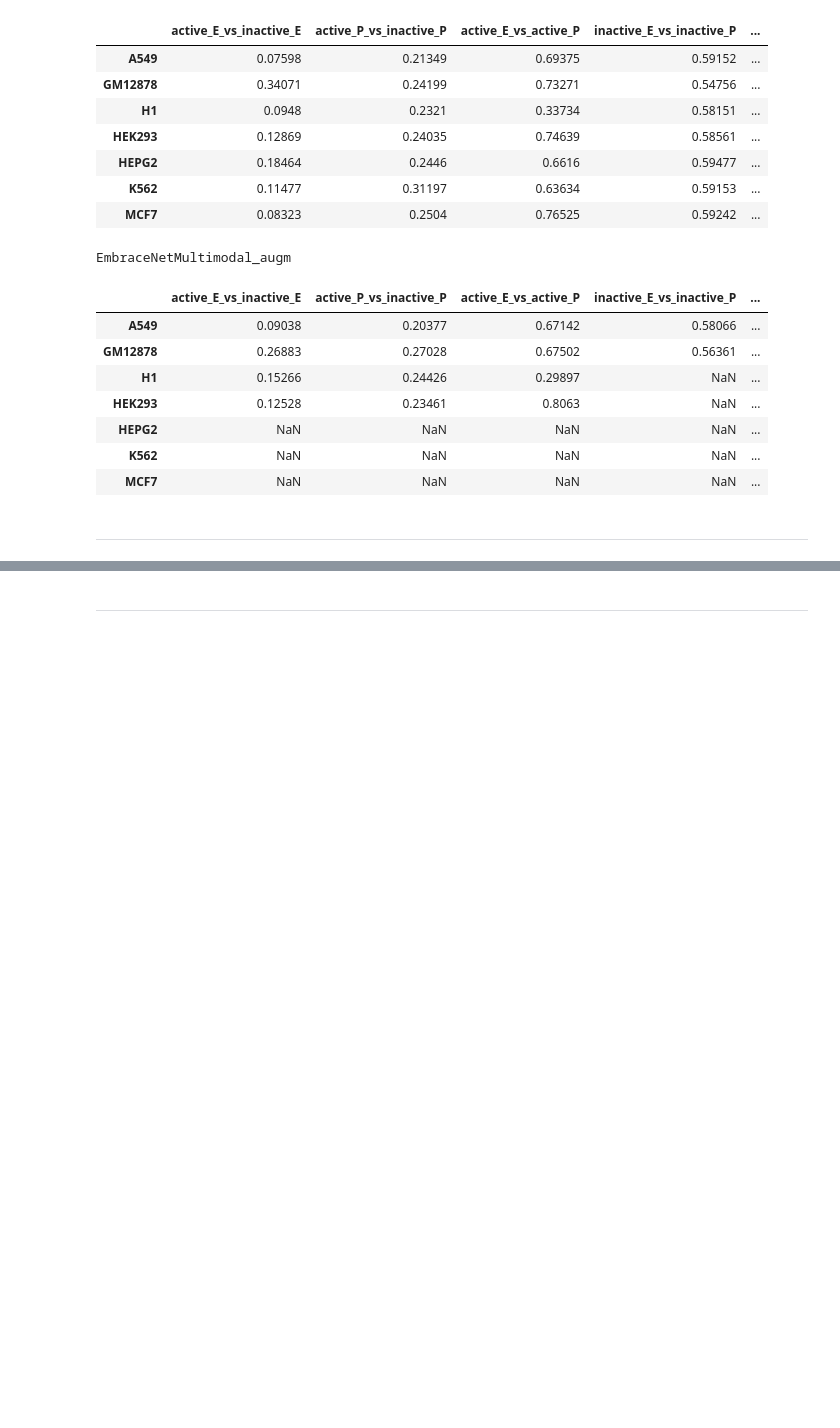
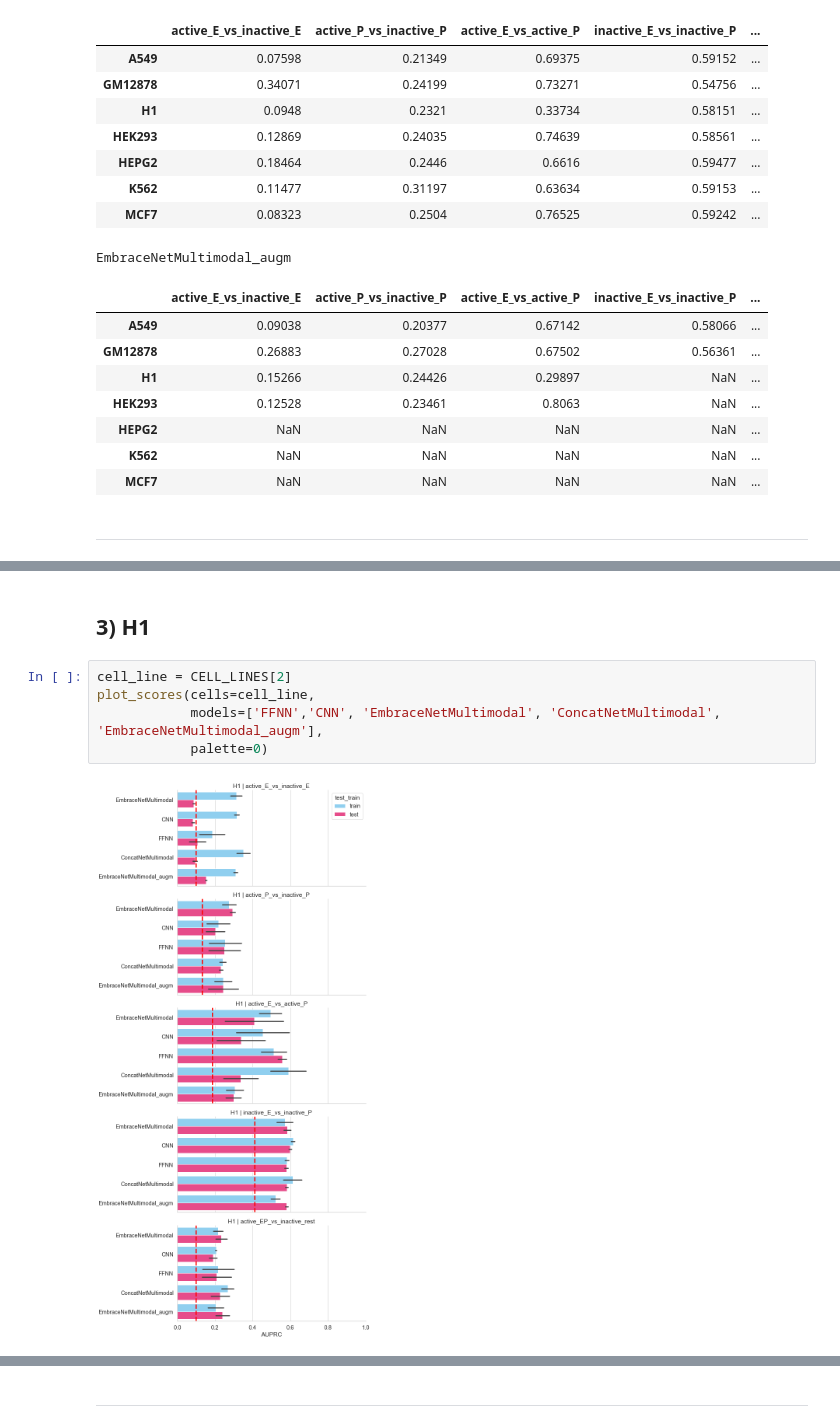
Before and after one commit to nikiiny/Prediction-of-Active-and-Inactive-Regulatory-Regions-with-Embracenet-Multimodal-Neural-Network-, a Jupyter notebook: Results_Visualisation.ipynb, the cells around one changed output, grey strips where cells are left out. Cells and saved outputs as stored; diff of their text form; blank space fills up the shorter version.

```diff
--- a/Results_Visualisation.ipynb
+++ b/Results_Visualisation.ipynb
@@ -119,0 +135,9 @@ plot_scores(cells=CELL_LINES, models=['FFNN','CNN', 'EmbraceNetMultimodal', 'Con
+# %% [markdown]
+## 3) H1
+# %%
+cell_line = CELL_LINES[2]
+plot_scores(cells=cell_line,
+            models=['FFNN','CNN', 'EmbraceNetMultimodal', 'ConcatNetMultimodal', 'EmbraceNetMultimodal_augm'],
+            palette=0)
+# %% [output]
+[figure, added]
```
Also changed, not shown: parts of 48 cells of this notebook, 17 other files.
